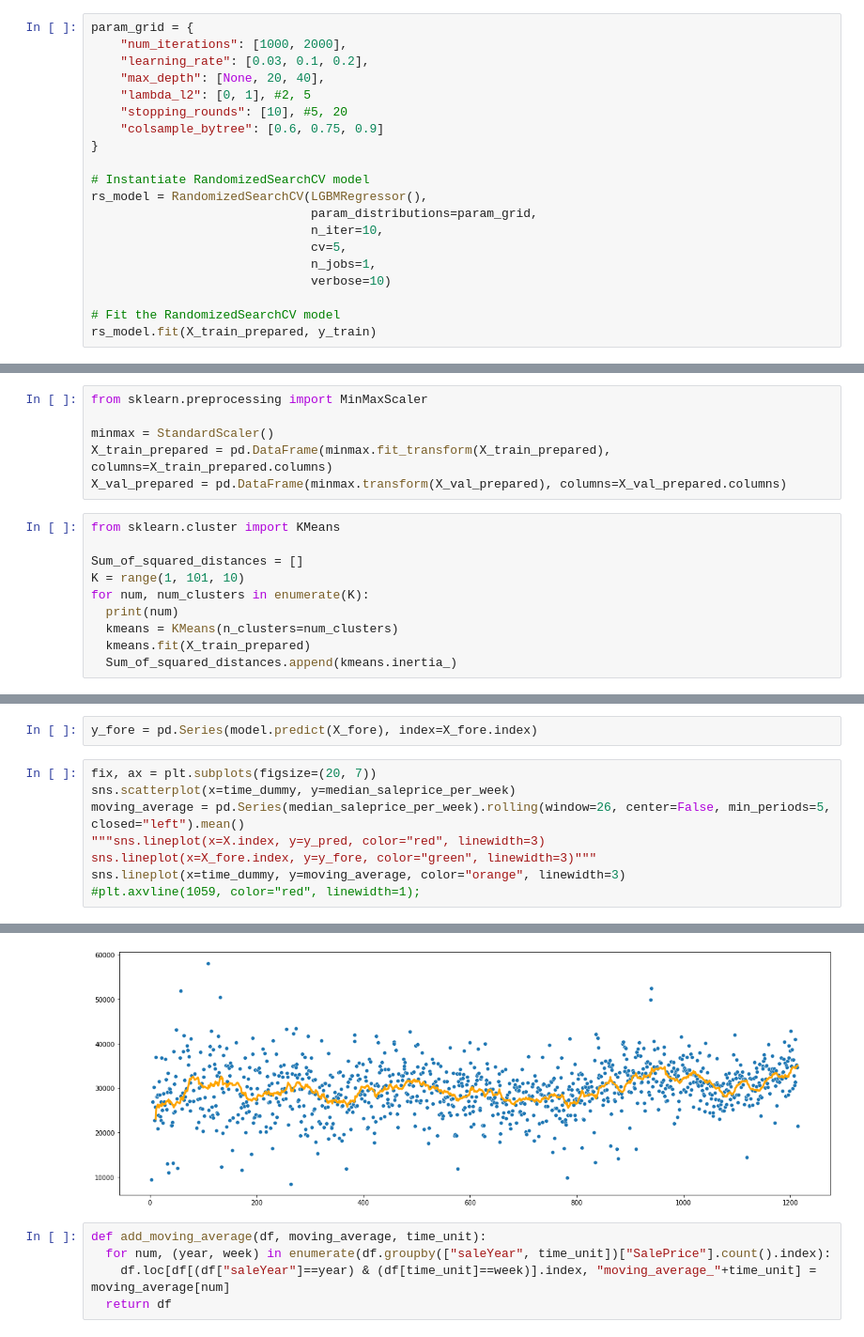
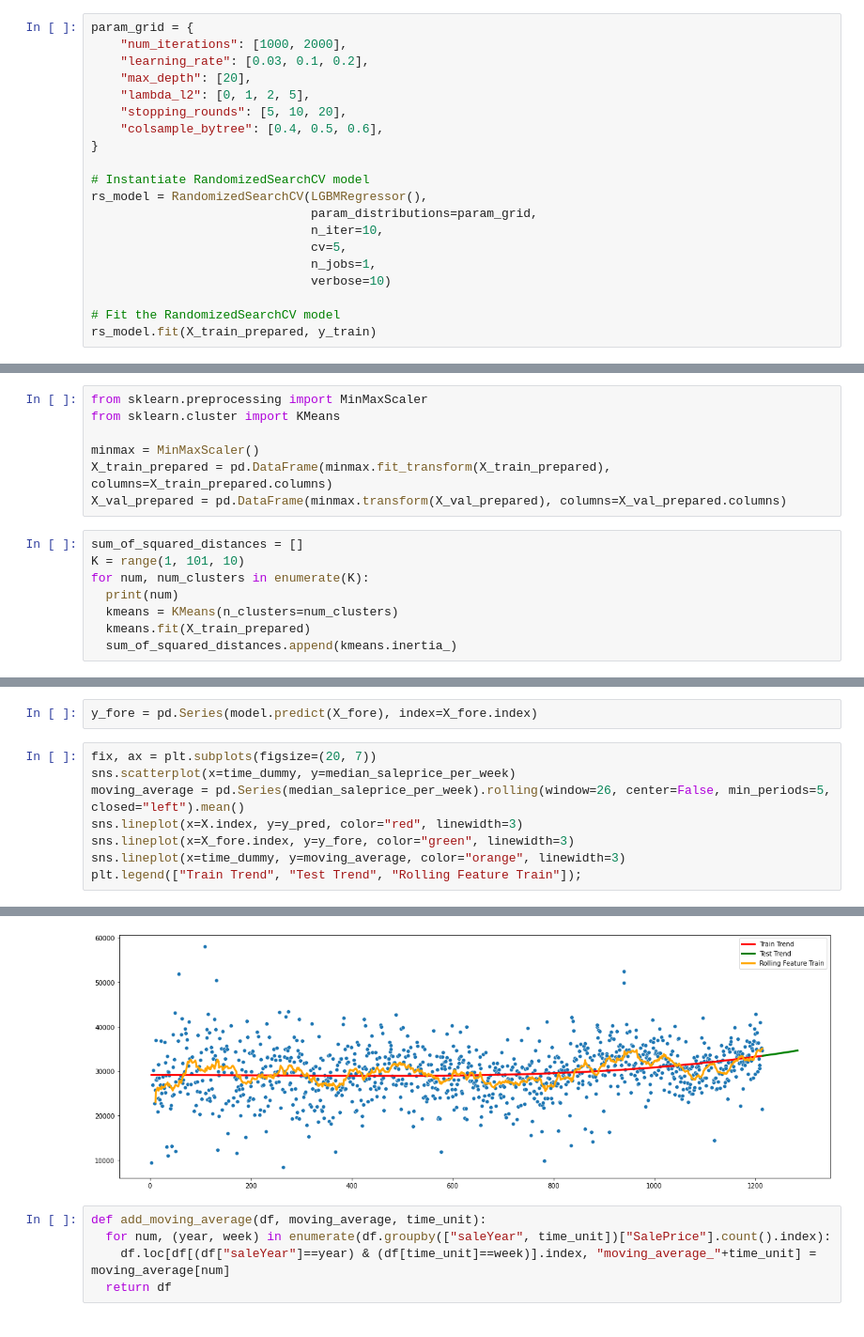
Before and after one commit to lukasaebi/Bulldozer-Price-Prediction, a Jupyter notebook: bulldozer_price_prediction.ipynb, the cells around one changed output, grey strips where cells are left out. Shown at 94% size. Saved outputs shown, nothing was run; the diff lists cells and outputs as text.

```diff
--- a/bulldozer_price_prediction.ipynb
+++ b/bulldozer_price_prediction.ipynb
@@ -1369,10 +1360,10 @@ ax = feature_importances.sort_values(ascending=False).plot.bar()
 param_grid = {
     "num_iterations": [1000, 2000],
     "learning_rate": [0.03, 0.1, 0.2],
-    "max_depth": [None, 20, 40],
-    "lambda_l2": [0, 1], #2, 5
-    "stopping_rounds": [10], #5, 20
-    "colsample_bytree": [0.6, 0.75, 0.9]
+    "max_depth": [20],
+    "lambda_l2": [0, 1, 2, 5],
+    "stopping_rounds": [5, 10, 20],
+    "colsample_bytree": [0.4, 0.5, 0.6],
 }
 
 # Instantiate RandomizedSearchCV model
@@ -1627,20 +1627,19 @@ Contains some of the aformentioned feature engineering techniques that were trie
 ### KMeans
 # %%
 from sklearn.preprocessing import MinMaxScaler
+from sklearn.cluster import KMeans
 
-minmax = StandardScaler()
+minmax = MinMaxScaler()
 X_train_prepared = pd.DataFrame(minmax.fit_transform(X_train_prepared), columns=X_train_prepared.columns)
 X_val_prepared = pd.DataFrame(minmax.transform(X_val_prepared), columns=X_val_prepared.columns)
 # %%
-from sklearn.cluster import KMeans
-
-Sum_of_squared_distances = []
+sum_of_squared_distances = []
 K = range(1, 101, 10)
 for num, num_clusters in enumerate(K):
   print(num)
   kmeans = KMeans(n_clusters=num_clusters)
   kmeans.fit(X_train_prepared)
-  Sum_of_squared_distances.append(kmeans.inertia_)
+  sum_of_squared_distances.append(kmeans.inertia_)
 # %% [output]
 0
 1
@@ -1732,8 +1728,8 @@ y_fore = pd.Series(model.predict(X_fore), index=X_fore.index)
 fix, ax = plt.subplots(figsize=(20, 7))
 sns.scatterplot(x=time_dummy, y=median_saleprice_per_week)
 moving_average = pd.Series(median_saleprice_per_week).rolling(window=26, center=False, min_periods=5, closed="left").mean()
-"""sns.lineplot(x=X.index, y=y_pred, color="red", linewidth=3)
-sns.lineplot(x=X_fore.index, y=y_fore, color="green", linewidth=3)"""
+sns.lineplot(x=X.index, y=y_pred, color="red", linewidth=3)
+sns.lineplot(x=X_fore.index, y=y_fore, color="green", linewidth=3)
 sns.lineplot(x=time_dummy, y=moving_average, color="orange", linewidth=3)
-#plt.axvline(1059, color="red", linewidth=1);
+plt.legend(["Train Trend", "Test Trend", "Rolling Feature Train"]);
 # %% [output]
@@ -1741,4 +1736,4 @@ sns.lineplot(x=time_dummy, y=moving_average, color="orange", linewidth=3)
-[figure, old version]
+[figure, new version]
 # %%
 def add_moving_average(df, moving_average, time_unit):
   for num, (year, week) in enumerate(df.groupby(["saleYear", time_unit])["SalePrice"].count().index):
```
Also changed, not shown: parts of 38 cells of this notebook.
